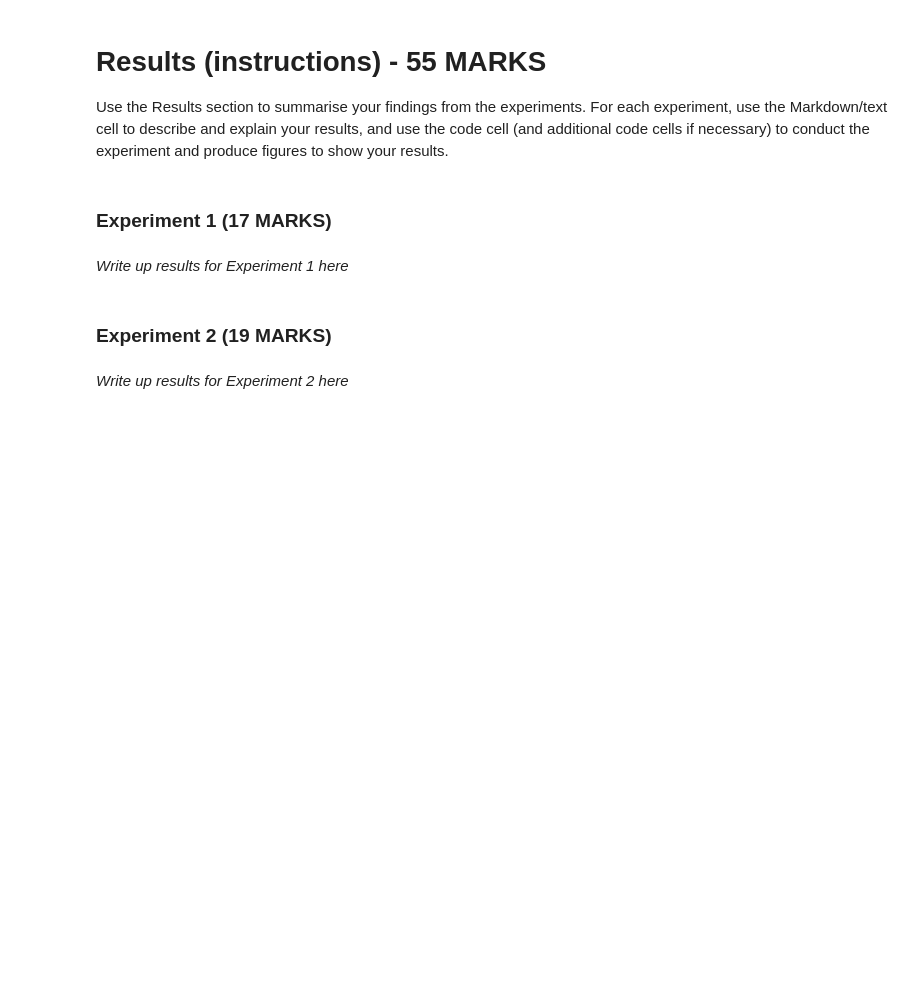
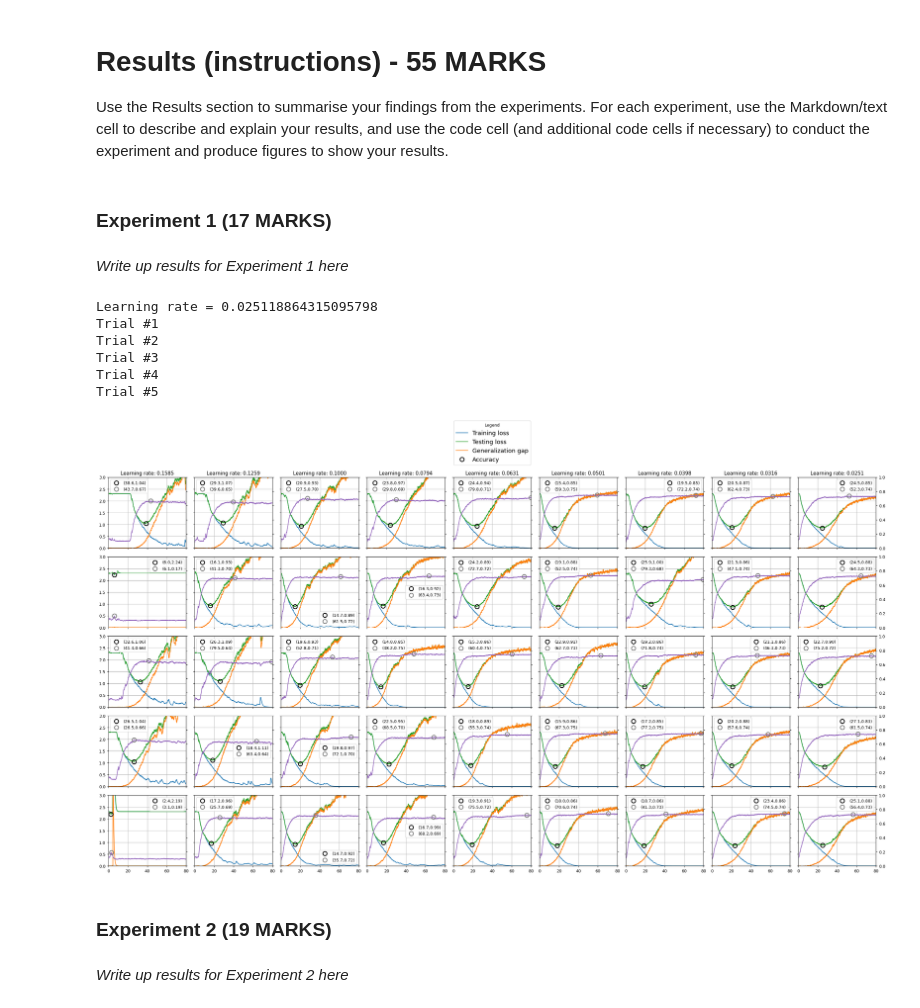
Before and after one commit to Guy29/CIFAR-10-experiments, a Jupyter notebook: 267649.ipynb, the cells around one changed output. Saved outputs shown, nothing was run; the diff lists cells and outputs as text; code cells hidden in the pictures; blank space fills up the shorter version.

```diff
--- a/267649.ipynb
+++ b/267649.ipynb
@@ -305,6 +291,49 @@ Use the Results section to summarise your findings from the experiments. For eac
 #############################
 ### Code for Experiment 1 ###
 #############################
+# %%
+with open('lr_results.pickle','rb+') as f:
+    results = pickle.load(f)
+
+for learning_rate in [0.1**1.6]:
+    print(f'Learning rate = {learning_rate}')
+    for i in range(1, 6):
+        print(f'Trial #{i}')
+        model     = NeuralNetwork().to(device)
+        loss_fn   = nn.CrossEntropyLoss()
+        optimizer = torch.optim.SGD(model.parameters(), lr=learning_rate, momentum=0.9)
+        metrics   = train_and_test(model, train_set, test_set, 50, loss_fn, optimizer, 120, device)
+        results[learning_rate] = results.get(learning_rate,[]) + [metrics]
+
+with open('lr_results.pickle','wb+') as f:
+    pickle.dump(results, f)
+# %% [output]
+Learning rate = 0.025118864315095798
+Trial #1
+Trial #2
+Trial #3
+Trial #4
+Trial #5
+# %%
+# Creating a 5x5 grid of subplots
+fig, axes = plt.subplots(nrows=5, ncols=9, figsize=(27,15))
+
+# Plotting data in each subplot
+for col, lr in enumerate(results):
+    for row, data in enumerate(results[lr][:5]):
+        ticks = ('bottom',)*(row==4) + ('left',)*(col==0) + ('right',)*(col==8)
+        plot_metrics_to_axes(data, axes[row,col], ticks=ticks, annotate=True, max_epochs=80)
+        if row == 0:
+            axes[row,col].set_title(f'Learning rate: {lr:>.4f}')
+
+# Creating a horizontally centered unified legend for the whole figure
+fig.legend(['Training loss', 'Testing loss', 'Generalization gap', 'Accuracy'],
+           loc='upper center', title='Legend', bbox_to_anchor=(0.5, 1.04), fontsize='x-large')
+
+plt.tight_layout(rect=[0, 0, 1, 0.93])
+plt.show()
+# %% [output]
+[figure, added]
 # %% [markdown]
 ### Experiment 2 (19 MARKS) <ignore>
 # %% [markdown]
```
Also changed, not shown: parts of 4 cells of this notebook.
